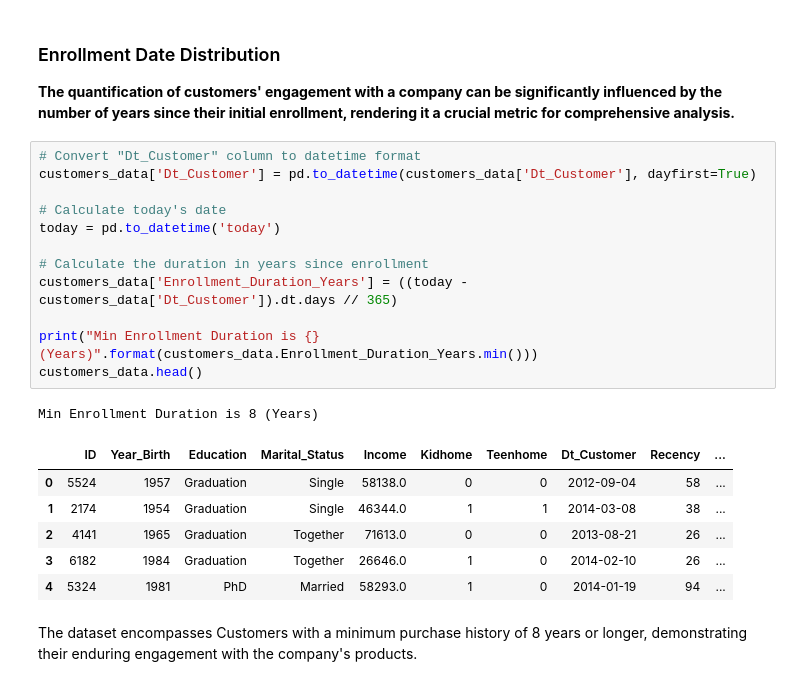
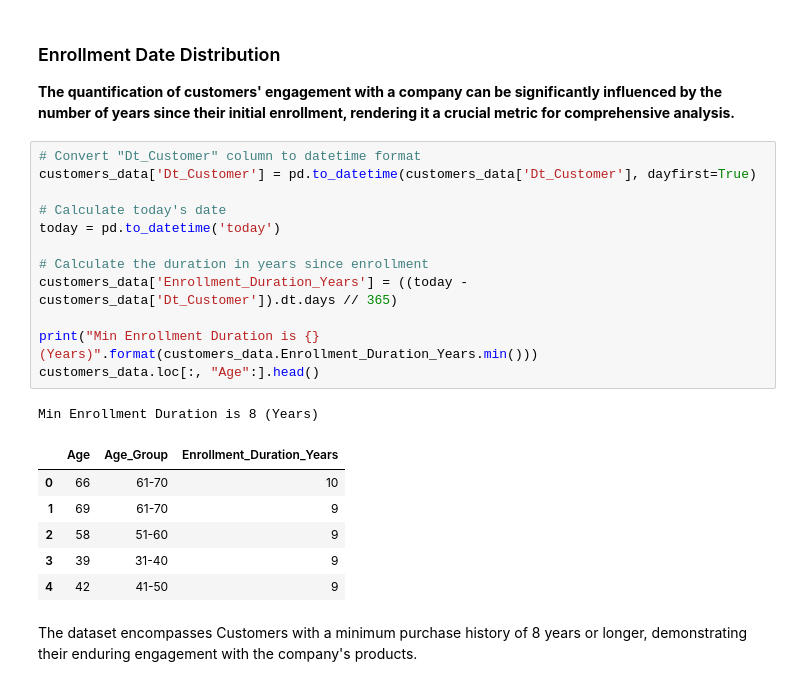
Before and after one commit to nikitarudakov/customer-personality-analysis, a Jupyter notebook: customer-personality-analysis.ipynb, the cells around one changed output. Cells and saved outputs as stored; diff of their text form.

```diff
--- a/customer-personality-analysis.ipynb
+++ b/customer-personality-analysis.ipynb
@@ -243,22 +244,22 @@ The analysis indicates that there is a notable similarity in income distribution
 # %%
 # Convert "Dt_Customer" column to datetime format
 customers_data['Dt_Customer'] = pd.to_datetime(customers_data['Dt_Customer'], dayfirst=True)
 
 # Calculate today's date
 today = pd.to_datetime('today')
 
 # Calculate the duration in years since enrollment
 customers_data['Enrollment_Duration_Years'] = ((today - customers_data['Dt_Customer']).dt.days // 365)
 
 print("Min Enrollment Duration is {} (Years)".format(customers_data.Enrollment_Duration_Years.min()))
-customers_data.head()
+customers_data.loc[:, "Age":].head()
 # %% [output]
 Min Enrollment Duration is 8 (Years)
-|  | ID | Year_Birth | Education | Marital_Status | Income | Kidhome | Teenhome | Dt_Customer | Recency | ... |
-| 0 | 5524 | 1957 | Graduation | Single | 58138.0 | 0 | 0 | 2012-09-04 | 58 | ... |
-| 1 | 2174 | 1954 | Graduation | Single | 46344.0 | 1 | 1 | 2014-03-08 | 38 | ... |
-| 2 | 4141 | 1965 | Graduation | Together | 71613.0 | 0 | 0 | 2013-08-21 | 26 | ... |
-| 3 | 6182 | 1984 | Graduation | Together | 26646.0 | 1 | 0 | 2014-02-10 | 26 | ... |
-| 4 | 5324 | 1981 | PhD | Married | 58293.0 | 1 | 0 | 2014-01-19 | 94 | ... |
+|  | Age | Age_Group | Enrollment_Duration_Years |
+| 0 | 66 | 61-70 | 10 |
+| 1 | 69 | 61-70 | 9 |
+| 2 | 58 | 51-60 | 9 |
+| 3 | 39 | 31-40 | 9 |
+| 4 | 42 | 41-50 | 9 |
 # %% [markdown]
 The dataset encompasses Customers with a minimum purchase history of 8 years or longer, demonstrating their enduring engagement with the company's products.
```
Also changed, not shown: parts of 12 cells of this notebook.
